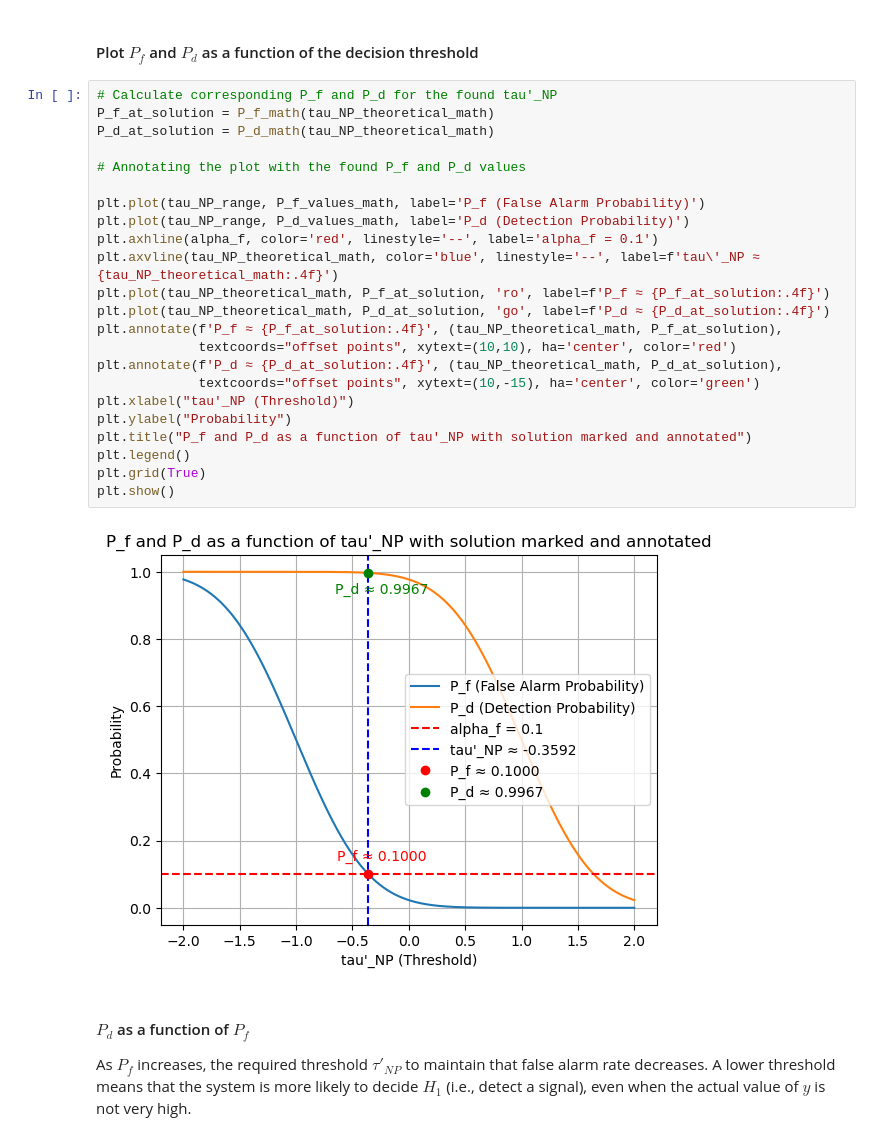
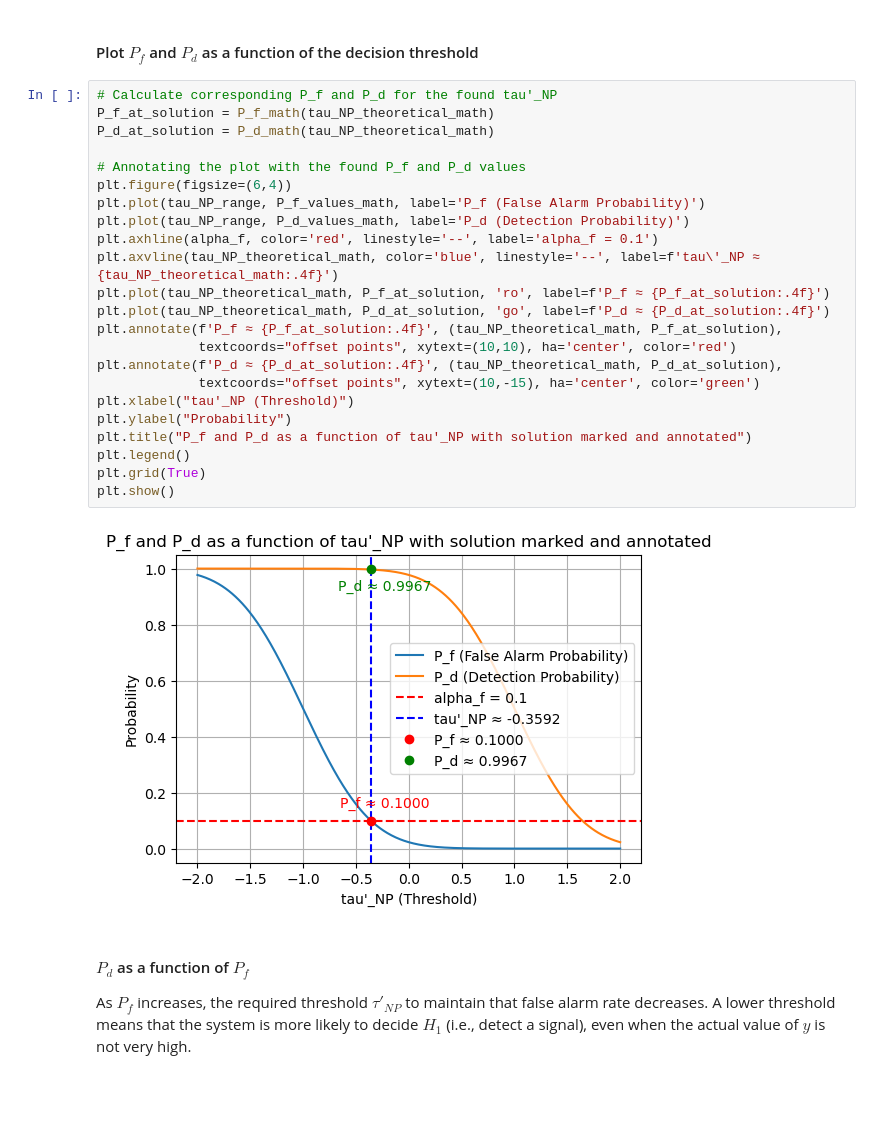
Before and after one commit to telecombook/book, a Jupyter notebook: _sources/c2_s11_Neyman_Pearson.ipynb, the cells around one changed output. Drawn from its saved outputs; the diff is of its cells as text; blank space fills up the shorter version.

```diff
--- a/_sources/c2_s11_Neyman_Pearson.ipynb
+++ b/_sources/c2_s11_Neyman_Pearson.ipynb
@@ -266,28 +266,28 @@ Numerical tau'_NP = -0.3592242172276997
 # %%
 # Calculate corresponding P_f and P_d for the found tau'_NP
 P_f_at_solution = P_f_math(tau_NP_theoretical_math)
 P_d_at_solution = P_d_math(tau_NP_theoretical_math)
 
 # Annotating the plot with the found P_f and P_d values
-
+plt.figure(figsize=(6,4))
 plt.plot(tau_NP_range, P_f_values_math, label='P_f (False Alarm Probability)')
 plt.plot(tau_NP_range, P_d_values_math, label='P_d (Detection Probability)')
 plt.axhline(alpha_f, color='red', linestyle='--', label='alpha_f = 0.1')
 plt.axvline(tau_NP_theoretical_math, color='blue', linestyle='--', label=f'tau\'_NP ≈ {tau_NP_theoretical_math:.4f}')
 plt.plot(tau_NP_theoretical_math, P_f_at_solution, 'ro', label=f'P_f ≈ {P_f_at_solution:.4f}')
 plt.plot(tau_NP_theoretical_math, P_d_at_solution, 'go', label=f'P_d ≈ {P_d_at_solution:.4f}')
 plt.annotate(f'P_f ≈ {P_f_at_solution:.4f}', (tau_NP_theoretical_math, P_f_at_solution),
              textcoords="offset points", xytext=(10,10), ha='center', color='red')
 plt.annotate(f'P_d ≈ {P_d_at_solution:.4f}', (tau_NP_theoretical_math, P_d_at_solution),
              textcoords="offset points", xytext=(10,-15), ha='center', color='green')
 plt.xlabel("tau'_NP (Threshold)")
 plt.ylabel("Probability")
 plt.title("P_f and P_d as a function of tau'_NP with solution marked and annotated")
 plt.legend()
 plt.grid(True)
 plt.show()
 # %% [output]
-[figure, old version]
+[figure, new version]
 # %% [markdown]
 #### $P_d$ as a function of $P_f$
 
```
Also changed, not shown: parts of 2 cells of this notebook, 22 other files.
